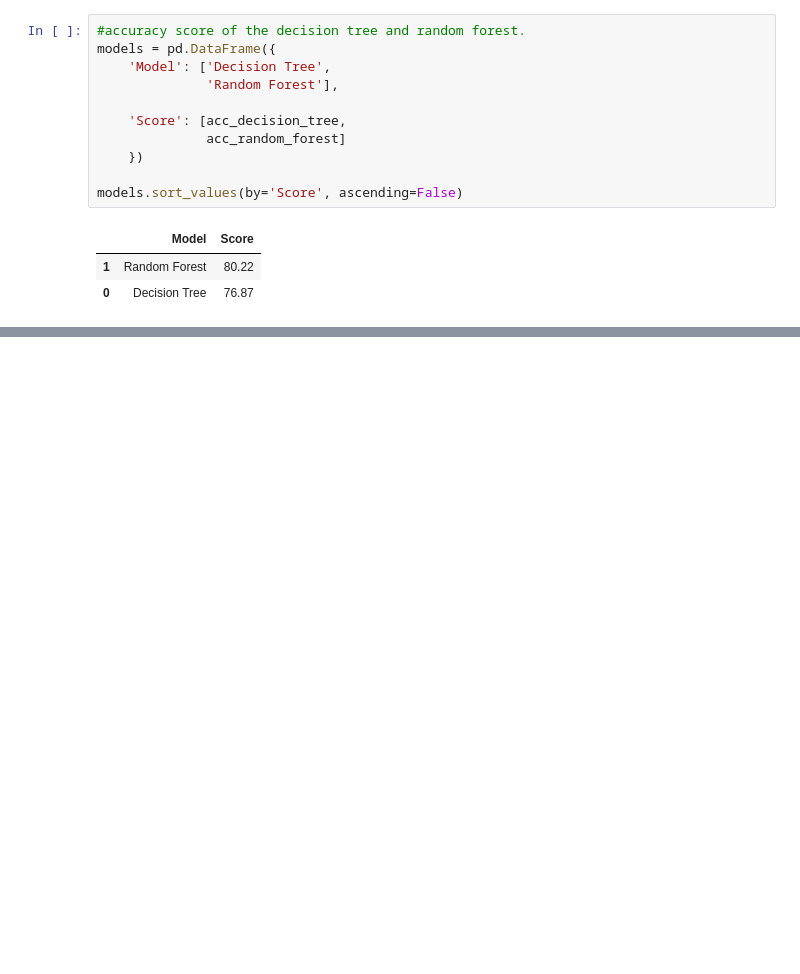
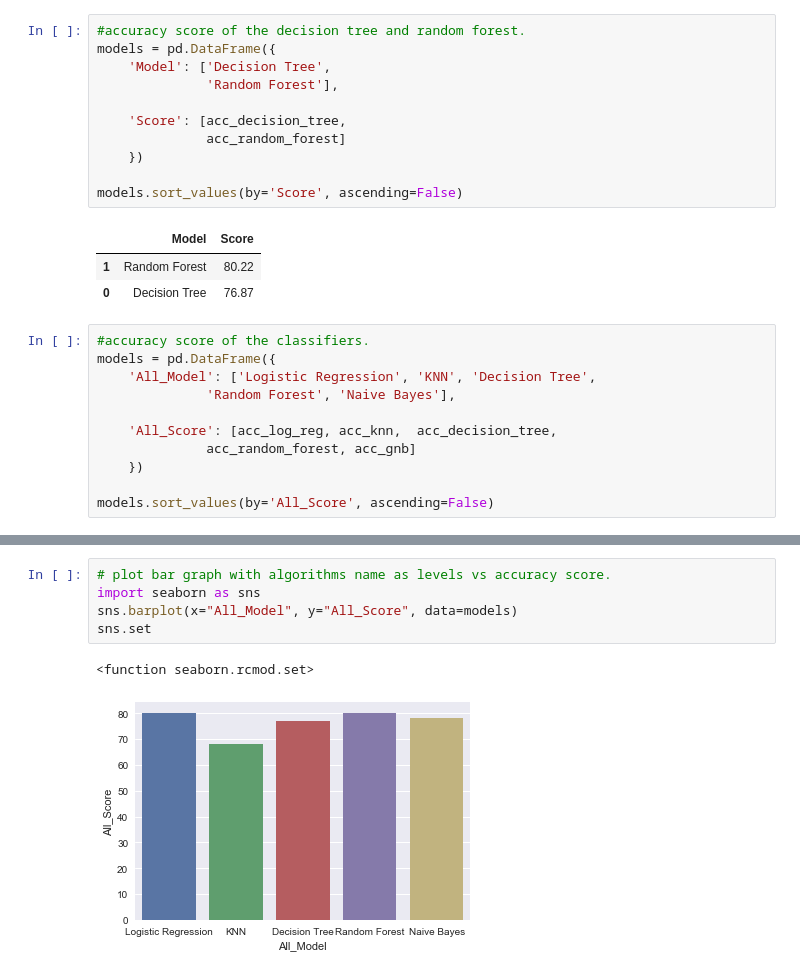
Before and after one commit to santoshsinghmehta/titanic-case-study, a Jupyter notebook: titanic_data_analysis.ipynb, the cells around one changed output, grey strips where cells are left out. Cells and saved outputs as stored; diff of their text form; blank space fills up the shorter version.

```diff
--- a/titanic_data_analysis.ipynb
+++ b/titanic_data_analysis.ipynb
@@ -515,3 +515,14 @@ models.sort_values(by='Score', ascending=False)
 |  | Model | Score |
 | 1 | Random Forest | 80.22 |
 | 0 | Decision Tree | 76.87 |
+# %%
+#accuracy score of the classifiers.
+models = pd.DataFrame({
+    'All_Model': ['Logistic Regression', 'KNN', 'Decision Tree',
+              'Random Forest', 'Naive Bayes'],
+
+    'All_Score': [acc_log_reg, acc_knn,  acc_decision_tree,
+              acc_random_forest, acc_gnb]
+    })
+
+models.sort_values(by='All_Score', ascending=False)
@@ -517,0 +536,8 @@ models.sort_values(by='Score', ascending=False)
+# %%
+# plot bar graph with algorithms name as levels vs accuracy score.
+import seaborn as sns
+sns.barplot(x="All_Model", y="All_Score", data=models)
+sns.set
+# %% [output]
+<function seaborn.rcmod.set>
+[figure, added]
```
Also changed, not shown: parts of 1 cell of this notebook.
